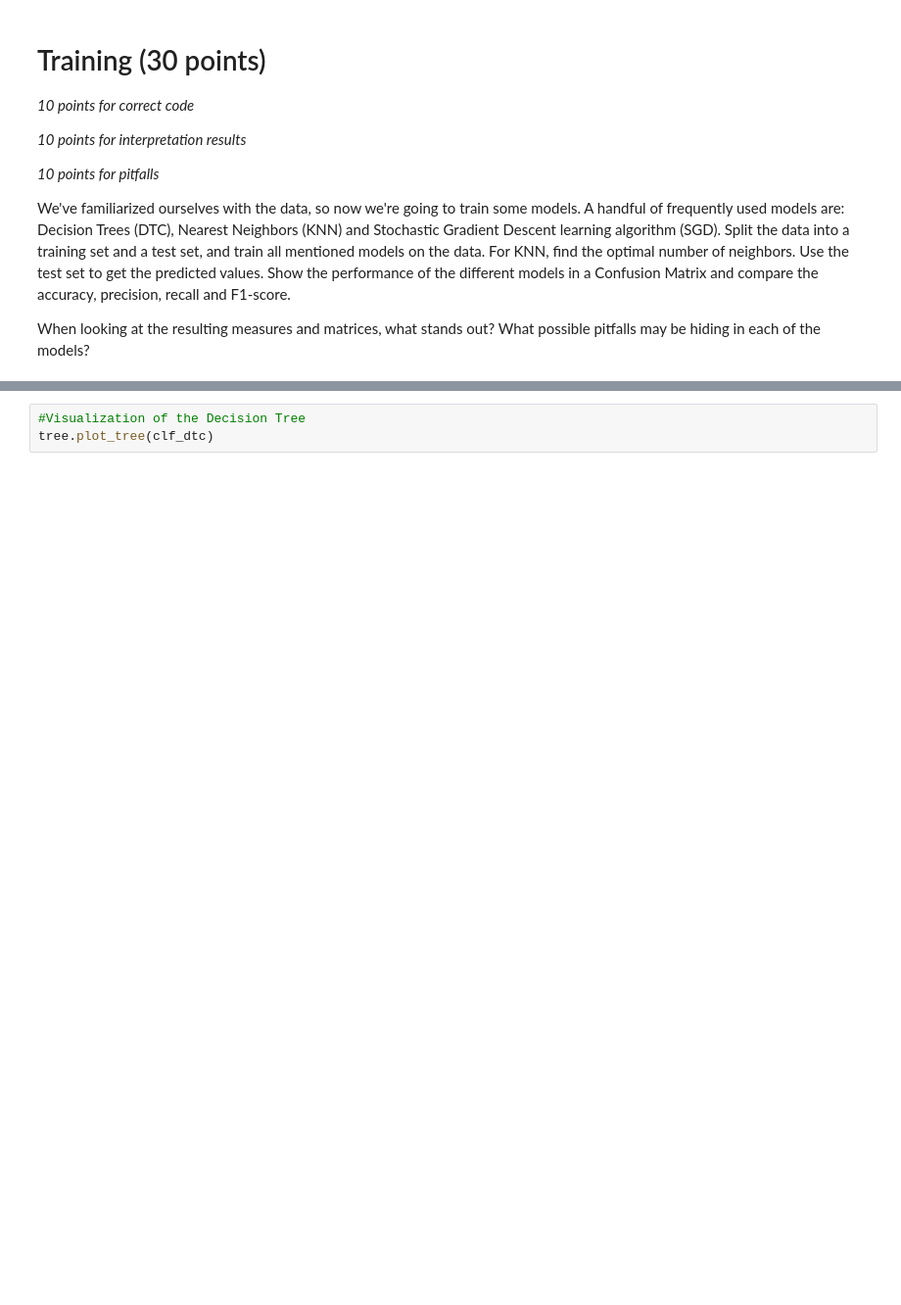
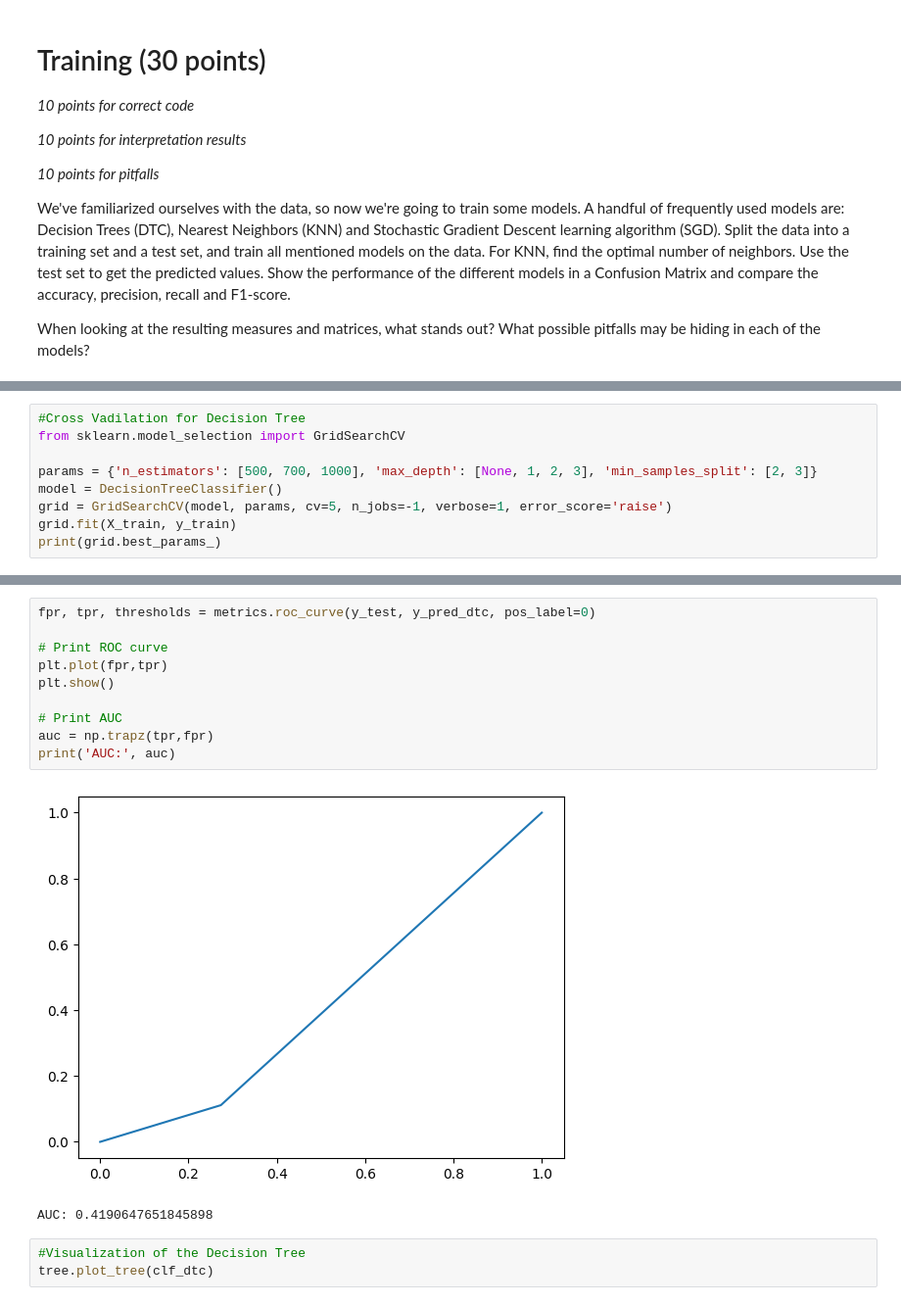
Before and after one commit to Imani-C/Machine_learning_Assignment1, a Jupyter notebook: ML4F_2023_Assignment_1.ipynb, the cells around one changed output, grey strips where cells are left out. Shown at 98% size. Cells and saved outputs as stored; diff of their text form; blank space fills up the shorter version.

```diff
--- a/ML4F_2023_Assignment_1.ipynb
+++ b/ML4F_2023_Assignment_1.ipynb
@@ -894,0 +890,9 @@ When looking at the resulting measures and matrices, what stands out? What possi
+# %%
+#Cross Vadilation for Decision Tree
+from sklearn.model_selection import GridSearchCV
+
+params = {'n_estimators': [500, 700, 1000], 'max_depth': [None, 1, 2, 3], 'min_samples_split': [2, 3]}
+model = DecisionTreeClassifier()
+grid = GridSearchCV(model, params, cv=5, n_jobs=-1, verbose=1, error_score='raise')
+grid.fit(X_train, y_train)
+print(grid.best_params_)
@@ -920,3 +935,16 @@ NameError: ignored
+# %%
+fpr, tpr, thresholds = metrics.roc_curve(y_test, y_pred_dtc, pos_label=0)
+
+# Print ROC curve
+plt.plot(fpr,tpr)
+plt.show()
+
+# Print AUC
+auc = np.trapz(tpr,fpr)
+print('AUC:', auc)
+# %% [output]
+[figure, added]
+AUC: 0.4190647651845898
 # %%
 #Visualization of the Decision Tree
 tree.plot_tree(clf_dtc)
```
Also changed, not shown: parts of 8 cells of this notebook.
